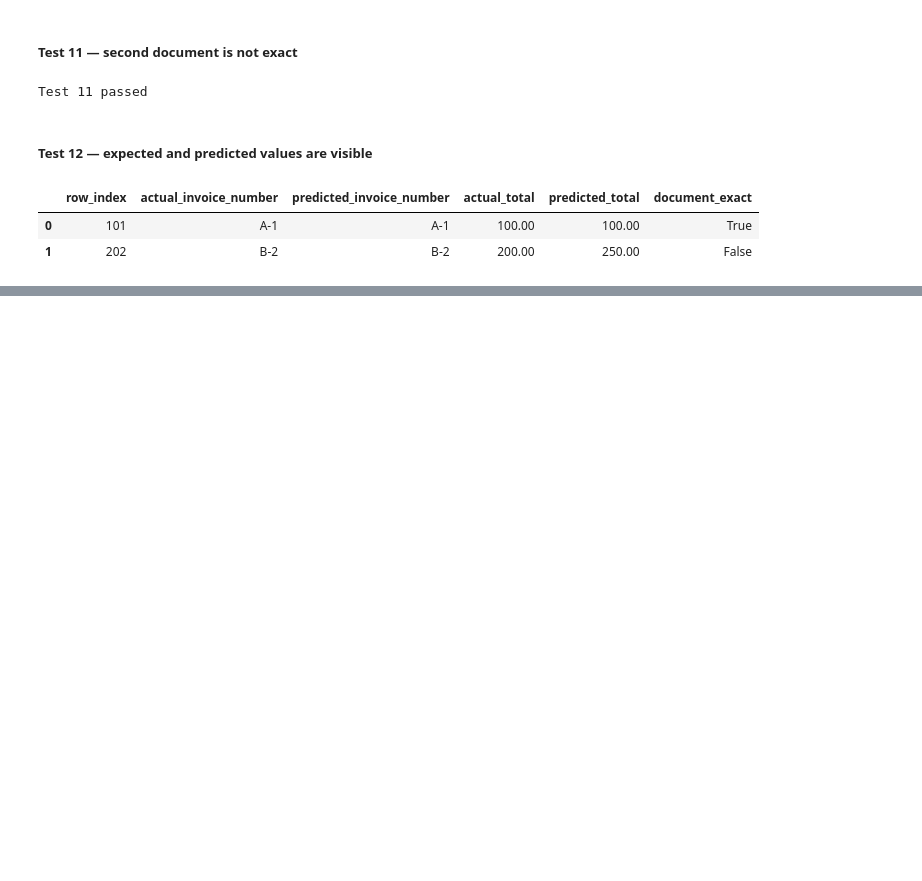
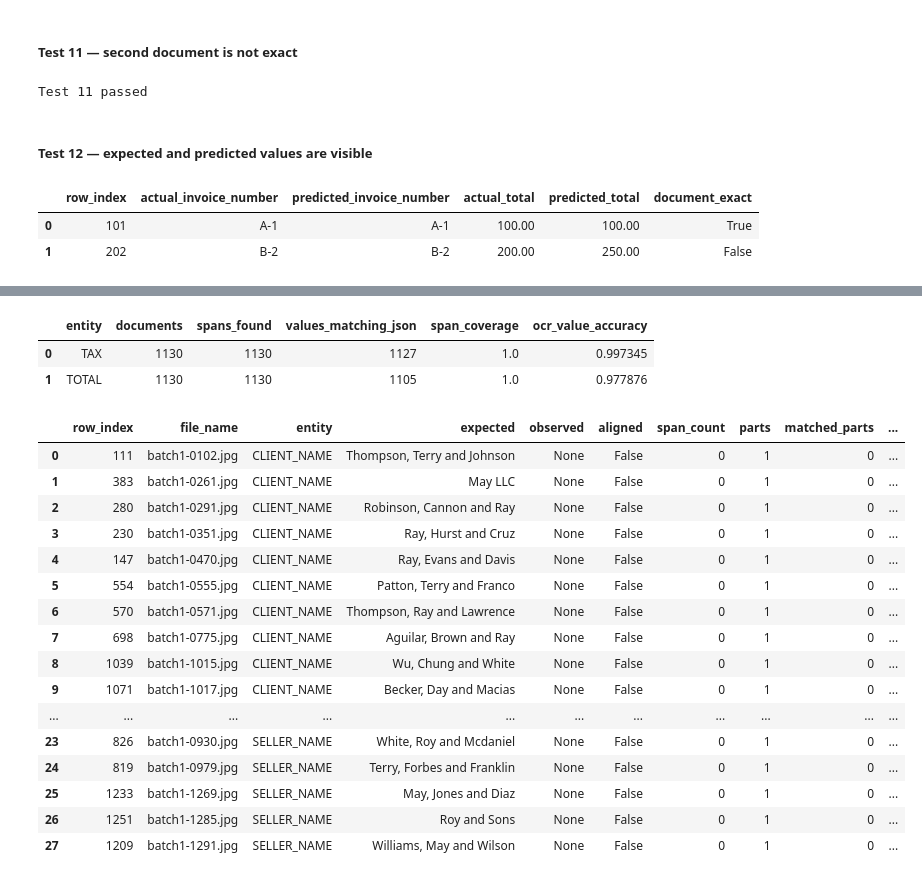
Before and after one commit to vsokoltsov/invoices-ocr, a Jupyter notebook: notebooks/bert.ipynb, the cells around one changed output, grey strips where cells are left out. Saved outputs shown, nothing was run; the diff lists cells and outputs as text; code cells hidden in the pictures; blank space fills up the shorter version.

Commit message:
Implement full pipeline of training

```diff
--- a/notebooks/bert.ipynb
+++ b/notebooks/bert.ipynb
@@ -9346,0 +9589,21 @@ record_comparison
+# %%
+train_alignment_report = (
+    AlignmentReport.build(
+        frame=train_frame,
+        aligner=document_aligner,
+    )
+)
+
+validation_alignment_report = (
+    AlignmentReport.build(
+        frame=validation_frame,
+        aligner=document_aligner,
+    )
+)
+
+test_alignment_report = (
+    AlignmentReport.build(
+        frame=test_frame,
+        aligner=document_aligner,
+    )
+)
@@ -9346,0 +9612,18 @@ record_comparison
+# %%
+train_alignment_inspector = (
+    AlignmentInspector(
+        report=train_alignment_report
+    )
+)
+
+validation_alignment_inspector = (
+    AlignmentInspector(
+        report=validation_alignment_report
+    )
+)
+
+test_alignment_inspector = (
+    AlignmentInspector(
+        report=test_alignment_report
+    )
+)
@@ -9346,0 +9644,26 @@ record_comparison
+# %%
+train_alignment_report.financial
+# %% [output]
+|  | entity | documents | spans_found | values_matching_json | span_coverage | ocr_value_accuracy |
+| 0 | TAX | 1130 | 1130 | 1127 | 1.0 | 0.997345 |
+| 1 | TOTAL | 1130 | 1130 | 1105 | 1.0 | 0.977876 |
+# %%
+train_alignment_inspector.missing()
+# %% [output]
+|  | row_index | file_name | entity | expected | observed | aligned | span_count | parts | matched_parts | ... |
+| 0 | 111 | batch1-0102.jpg | CLIENT_NAME | Thompson, Terry and Johnson | None | False | 0 | 1 | 0 | ... |
+| 1 | 383 | batch1-0261.jpg | CLIENT_NAME | May LLC | None | False | 0 | 1 | 0 | ... |
+| 2 | 280 | batch1-0291.jpg | CLIENT_NAME | Robinson, Cannon and Ray | None | False | 0 | 1 | 0 | ... |
+| 3 | 230 | batch1-0351.jpg | CLIENT_NAME | Ray, Hurst and Cruz | None | False | 0 | 1 | 0 | ... |
+| 4 | 147 | batch1-0470.jpg | CLIENT_NAME | Ray, Evans and Davis | None | False | 0 | 1 | 0 | ... |
+| 5 | 554 | batch1-0555.jpg | CLIENT_NAME | Patton, Terry and Franco | None | False | 0 | 1 | 0 | ... |
+| 6 | 570 | batch1-0571.jpg | CLIENT_NAME | Thompson, Ray and Lawrence | None | False | 0 | 1 | 0 | ... |
+| 7 | 698 | batch1-0775.jpg | CLIENT_NAME | Aguilar, Brown and Ray | None | False | 0 | 1 | 0 | ... |
+| 8 | 1039 | batch1-1015.jpg | CLIENT_NAME | Wu, Chung and White | None | False | 0 | 1 | 0 | ... |
+| 9 | 1071 | batch1-1017.jpg | CLIENT_NAME | Becker, Day and Macias | None | False | 0 | 1 | 0 | ... |
+| ... | ... | ... | ... | ... | ... | ... | ... | ... | ... | ... |
+| 23 | 826 | batch1-0930.jpg | SELLER_NAME | White, Roy and Mcdaniel | None | False | 0 | 1 | 0 | ... |
+| 24 | 819 | batch1-0979.jpg | SELLER_NAME | Terry, Forbes and Franklin | None | False | 0 | 1 | 0 | ... |
+| 25 | 1233 | batch1-1269.jpg | SELLER_NAME | May, Jones and Diaz | None | False | 0 | 1 | 0 | ... |
+| 26 | 1251 | batch1-1285.jpg | SELLER_NAME | Roy and Sons | None | False | 0 | 1 | 0 | ... |
+| 27 | 1209 | batch1-1291.jpg | SELLER_NAME | Williams, May and Wilson | None | False | 0 | 1 | 0 | ... |
```
Also changed, not shown: parts of 84 cells of this notebook.
